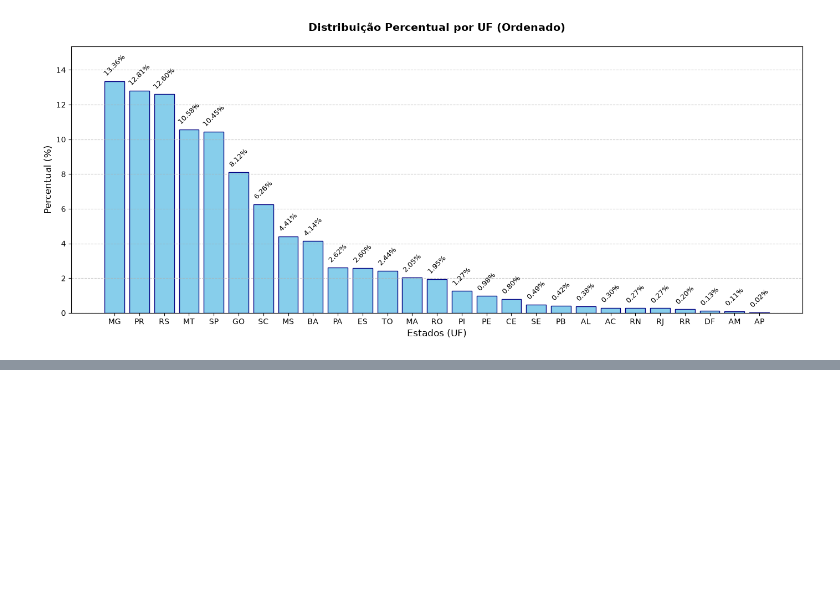
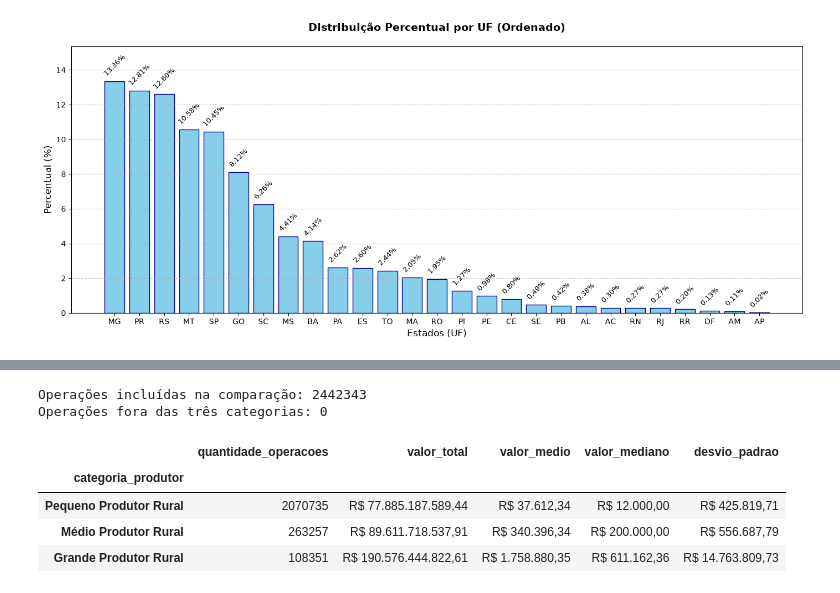
Before and after one commit to Douglllasms/projeto-final-ds-py-004, a Jupyter notebook: analise_explicada.ipynb, the cells around one changed output, grey strips where cells are left out. Cells and saved outputs as stored; diff of their text form; code cells hidden in the pictures; blank space fills up the shorter version.

Commit message:
Análise da Pergunta 2

```diff
--- a/analise_explicada.ipynb
+++ b/analise_explicada.ipynb
@@ -975,0 +1048,49 @@ plt.show()
+# %%
+ordem_categorias = [
+    "Pequeno Produtor Rural",
+    "Médio Produtor Rural",
+    "Grande Produtor Rural"
+]
+
+base_categoria = operacoes_categoria.loc[
+    operacoes_categoria["categoria_produtor"].isin(ordem_categorias)
+].copy()
+
+# Conferir a unidade de análise e os valores utilizados
+if base_categoria.duplicated(["id_referencia_bacen", "numero_ordem"]).any():
+    raise ValueError("Existem operações repetidas. Revise a chave antes da análise.")
+
+valores = base_categoria["valor_parcela_credito"]
+if valores.isna().any() or not np.isfinite(valores).all() or (valores <= 0).any():
+    raise ValueError("Existem valores ausentes ou inválidos. Revise antes da análise.")
+
+print("Operações incluídas na comparação:", len(base_categoria))
+print("Operações fora das três categorias:",
+      len(operacoes_categoria) - len(base_categoria))
+
+resumo_categoria = base_categoria.groupby("categoria_produtor").agg(
+    quantidade_operacoes=("valor_parcela_credito", "size"),
+    valor_total=("valor_parcela_credito", "sum"),
+    valor_medio=("valor_parcela_credito", "mean"),
+    valor_mediano=("valor_parcela_credito", "median"),
+    desvio_padrao=("valor_parcela_credito", "std")
+).reindex(ordem_categorias)
+
+# A formatação altera apenas a exibição, preservando os números para os cálculos
+def moeda_brasileira(valor):
+    if pd.isna(valor):
+        return "—"
+    return (f"R$ {valor:,.2f}".replace(",", "X").replace(".", ",").replace("X", "."))
+
+tabela_exibicao = resumo_categoria.copy()
+for coluna in ["valor_total", "valor_medio", "valor_mediano", "desvio_padrao"]:
+    tabela_exibicao[coluna] = tabela_exibicao[coluna].map(moeda_brasileira)
+display(tabela_exibicao)
+# %% [output]
+Operações incluídas na comparação: 2442343
+Operações fora das três categorias: 0
+|  | quantidade_operacoes | valor_total | valor_medio | valor_mediano | desvio_padrao |
+| categoria_produtor |  |  |  |  |  |
+| Pequeno Produtor Rural | 2070735 | R$ 77.885.187.589,44 | R$ 37.612,34 | R$ 12.000,00 | R$ 425.819,71 |
+| Médio Produtor Rural | 263257 | R$ 89.611.718.537,91 | R$ 340.396,34 | R$ 200.000,00 | R$ 556.687,79 |
+| Grande Produtor Rural | 108351 | R$ 190.576.444.822,61 | R$ 1.758.880,35 | R$ 611.162,36 | R$ 14.763.809,73 |
```
Also changed, not shown: parts of 9 cells of this notebook.
